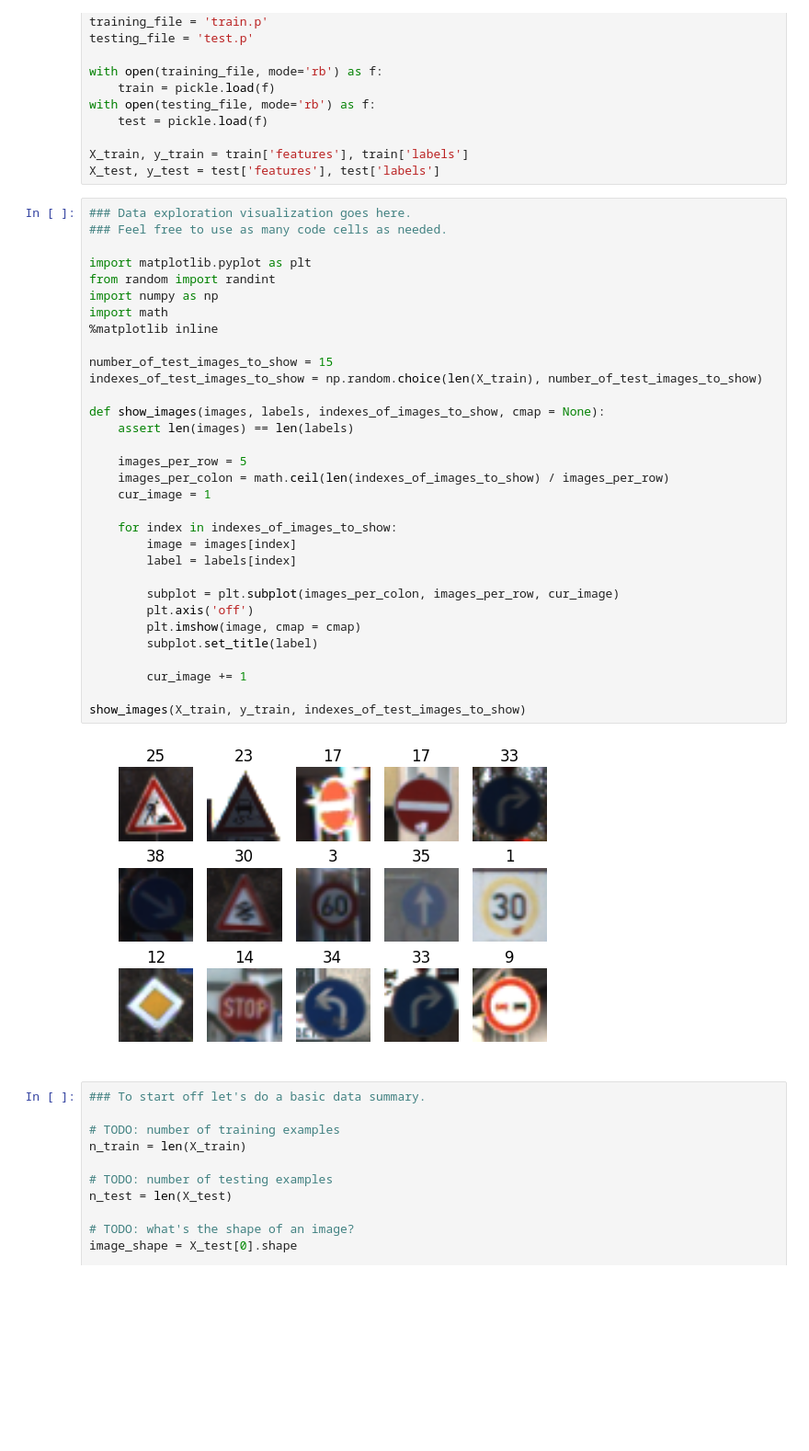
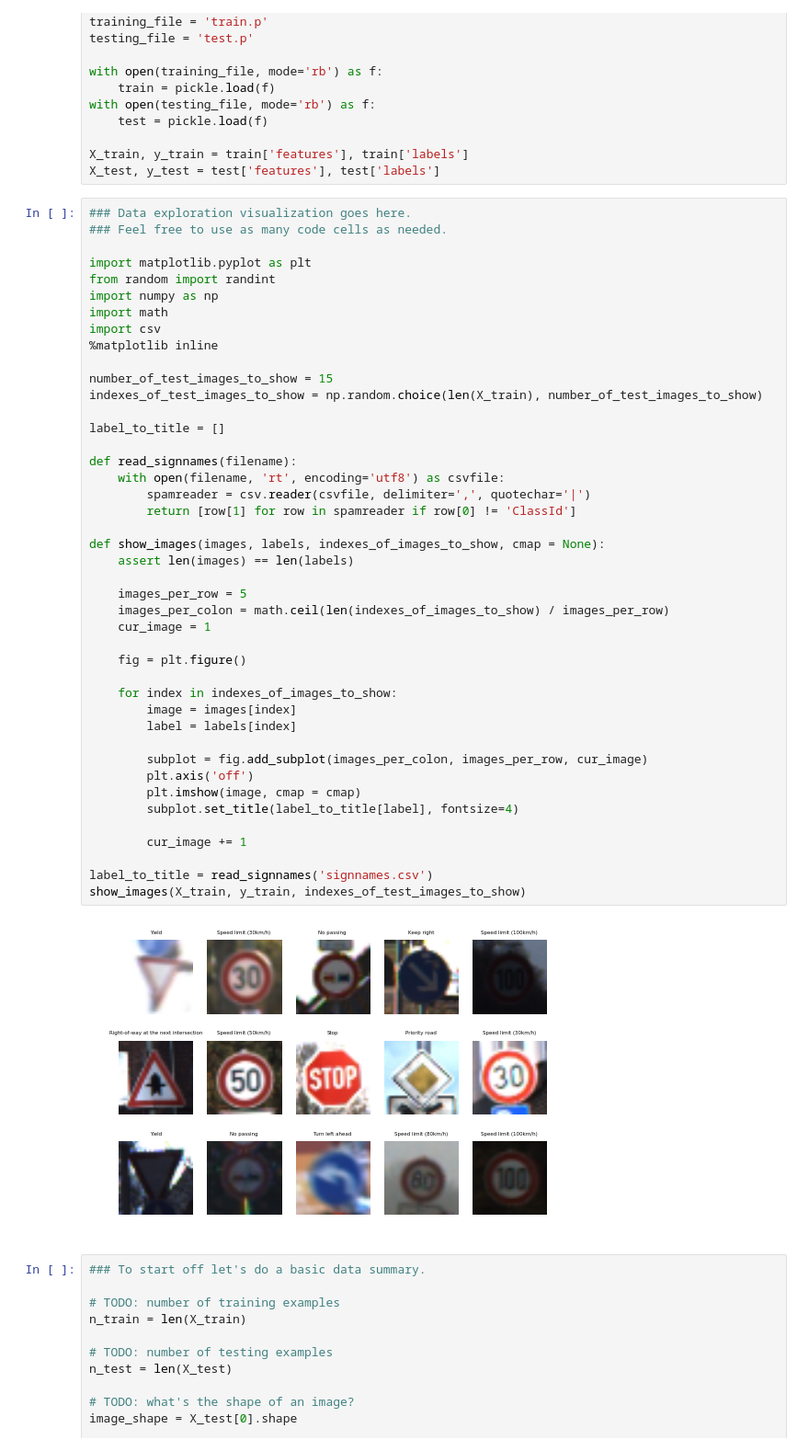
Before and after one commit to deniskrut/traffic-signs, a Jupyter notebook: Traffic_Signs_Recognition.ipynb, the cells around one changed output. Shown: that part at 92% size. Drawn from its saved outputs; the diff is of its cells as text; blank space fills up the shorter version.

Commit message:
Added image labels

```diff
--- a/Traffic_Signs_Recognition.ipynb
+++ b/Traffic_Signs_Recognition.ipynb
@@ -43,36 +43,47 @@ X_test, y_test = test['features'], test['labels']
 ### Data exploration visualization goes here.
 ### Feel free to use as many code cells as needed.
 
 import matplotlib.pyplot as plt
 from random import randint
 import numpy as np
 import math
+import csv
 %matplotlib inline
 
 number_of_test_images_to_show = 15
 indexes_of_test_images_to_show = np.random.choice(len(X_train), number_of_test_images_to_show)
+
+label_to_title = []
+
+def read_signnames(filename):
+    with open(filename, 'rt', encoding='utf8') as csvfile:
+        spamreader = csv.reader(csvfile, delimiter=',', quotechar='|')
+        return [row[1] for row in spamreader if row[0] != 'ClassId']
 
 def show_images(images, labels, indexes_of_images_to_show, cmap = None):
     assert len(images) == len(labels)
 
     images_per_row = 5
     images_per_colon = math.ceil(len(indexes_of_images_to_show) / images_per_row)
     cur_image = 1
 
+    fig = plt.figure()
+
     for index in indexes_of_images_to_show:
         image = images[index]
         label = labels[index]
 
-        subplot = plt.subplot(images_per_colon, images_per_row, cur_image)
+        subplot = fig.add_subplot(images_per_colon, images_per_row, cur_image)
         plt.axis('off')
         plt.imshow(image, cmap = cmap)
-        subplot.set_title(label)
+        subplot.set_title(label_to_title[label], fontsize=4)
 
         cur_image += 1
 
+label_to_title = read_signnames('signnames.csv')
 show_images(X_train, y_train, indexes_of_test_images_to_show)
 # %% [output]
-[figure, old version]
+[figure, new version]
 # %%
 ### To start off let's do a basic data summary.
 
```
Also changed, not shown: parts of 1 cell of this notebook.
